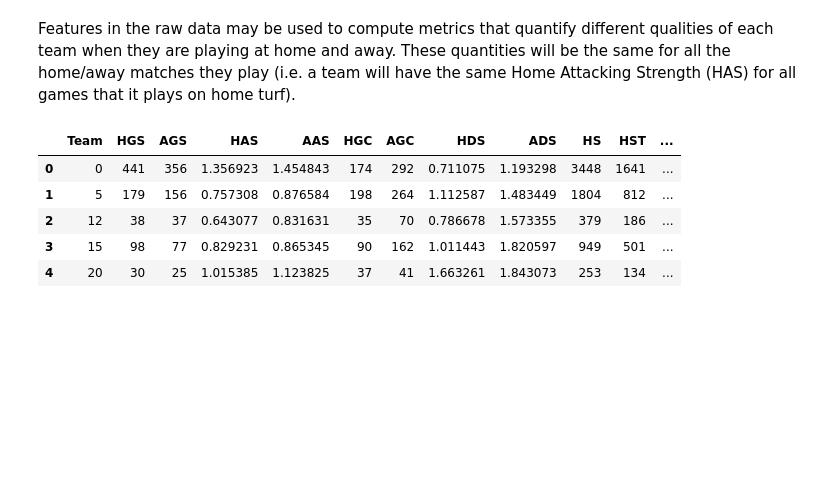
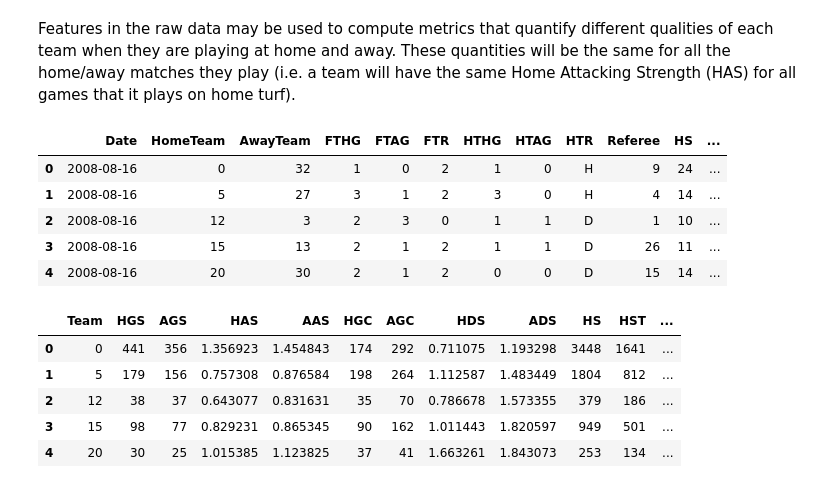
Before and after one commit to arundathi-shanthini/Beat-the-Bookie, a Jupyter notebook: Code/Beat The Bookie.ipynb, the cells around one changed output. Saved outputs shown, nothing was run; the diff lists cells and outputs as text; code cells hidden in the pictures; blank space fills up the shorter version.

```diff
--- a/Code/Beat The Bookie.ipynb
+++ b/Code/Beat The Bookie.ipynb
@@ -310,6 +310,15 @@ Average Away Fouls: 11.204306220095694
 ### Team Statistics
 # %% [markdown]
 Features in the raw data may be used to compute metrics that quantify different qualities of each team when they are playing at home and away. These quantities will be the same for all the home/away matches they play (i.e. a team will have the same Home Attacking Strength (HAS) for all games that it plays on home turf).
+# %%
+data.head()
+# %% [output]
+|  | Date | HomeTeam | AwayTeam | FTHG | FTAG | FTR | HTHG | HTAG | HTR | Referee | HS | ... |
+| 0 | 2008-08-16 | 0 | 32 | 1 | 0 | 2 | 1 | 0 | H | 9 | 24 | ... |
+| 1 | 2008-08-16 | 5 | 27 | 3 | 1 | 2 | 3 | 0 | H | 4 | 14 | ... |
+| 2 | 2008-08-16 | 12 | 3 | 2 | 3 | 0 | 1 | 1 | D | 1 | 10 | ... |
+| 3 | 2008-08-16 | 15 | 13 | 2 | 1 | 2 | 1 | 1 | D | 26 | 11 | ... |
+| 4 | 2008-08-16 | 20 | 30 | 2 | 1 | 2 | 0 | 0 | D | 15 | 14 | ... |
 # %%
 team_stats= pd.DataFrame(columns=('Team','HGS','AGS','HAS','AAS','HGC','AGC','HDS','ADS','HS','HST','AS','AST','HCON','ACON','HF','AF','HAGG','AAGG'))
 # %%
```
Also changed, not shown: parts of 19 cells of this notebook.
